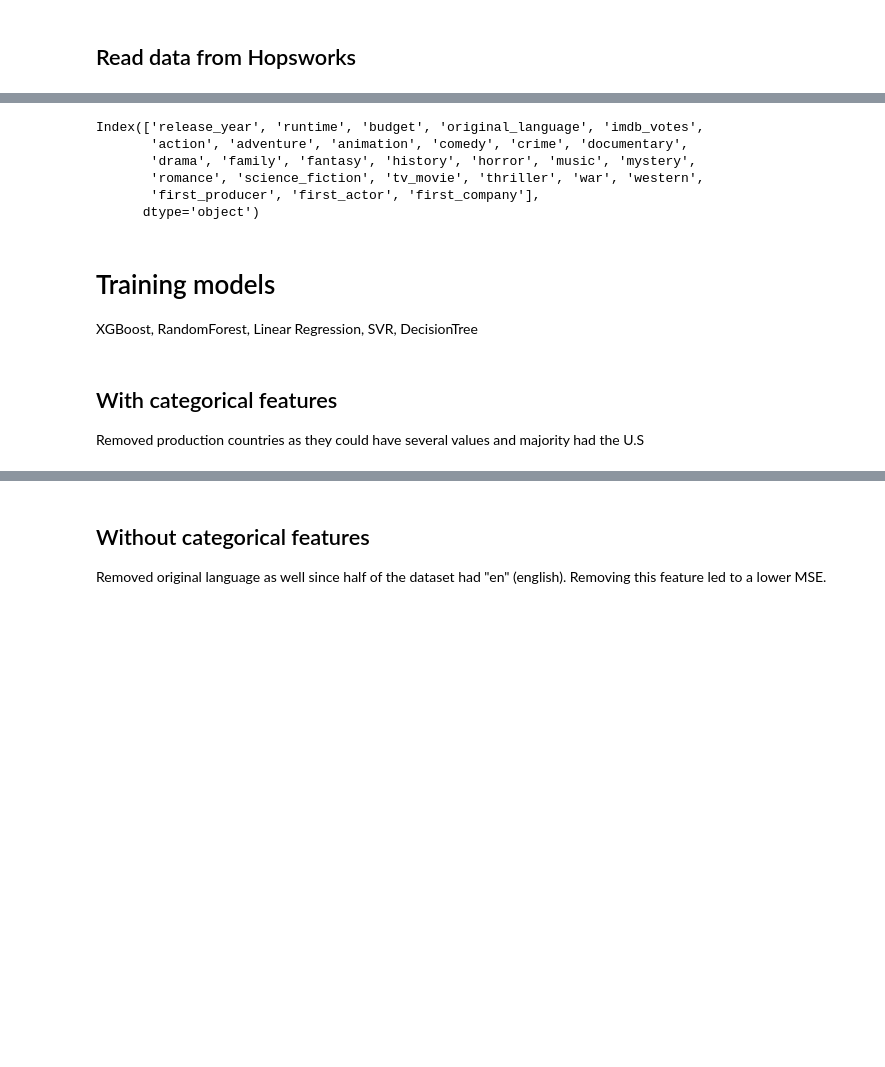
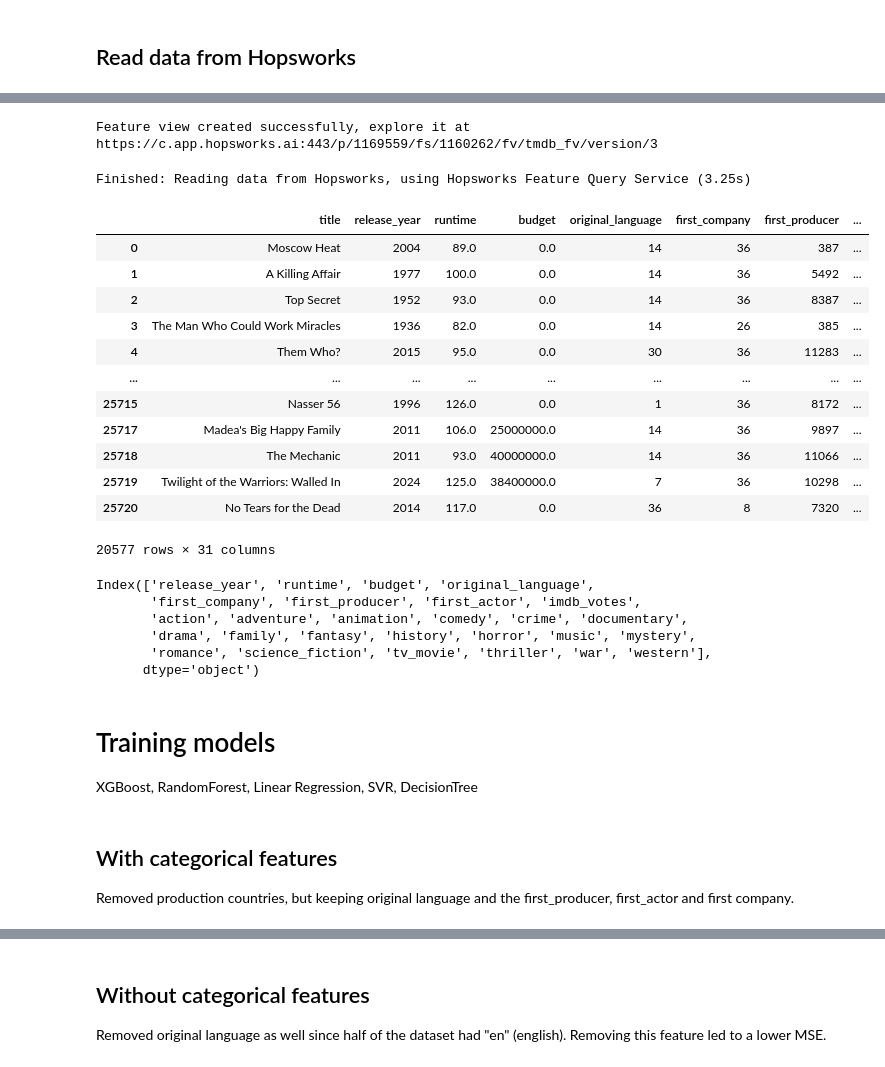
Before and after one commit to MartinEBravo/movie-rating-predictor-service, a Jupyter notebook: 3_training_pipeline.ipynb, the cells around one changed output, grey strips where cells are left out. Saved outputs shown, nothing was run; the diff lists cells and outputs as text; code cells hidden in the pictures; blank space fills up the shorter version.

```diff
--- a/3_training_pipeline.ipynb
+++ b/3_training_pipeline.ipynb
@@ -31,7 +32,7 @@ fs = project.get_feature_store()
 
 movie_fg = fs.get_feature_group(
     name='tmdb_movies',
-    version=1,
+    version=2,
 )
 
 genres_fg= fs.get_feature_group(
@@ -144,0 +63,6 @@ print(type(y_test))
+# %%
+selected_features = movie_fg.select(['title','release_year', 'runtime', 'budget',
+                                     'original_language', 'imdb_rating', 'first_company','first_producer', 'first_actor',
+                                     'production_countries', 'imdb_votes']).join(genres_fg.select_all(), on=['id'])
+
+selected_features.show(10)
@@ -145,9 +83,31 @@ print(type(y_test))
+# %%
+feature_view = fs.get_or_create_feature_view(
+    name='tmdb_fv',
+    description="Movie features with imdb rating as the target",
+    version=3,
+    labels=['imdb_rating'],
+    query=selected_features,
+)
+# %% [output]
+Feature view created successfully, explore it at
+https://c.app.hopsworks.ai:443/p/1169559/fs/1160262/fv/tmdb_fv/version/3
+# %%
+X_train, X_test, y_train, y_test = feature_view.train_test_split(test_size=0.2)
+# %% [output]
+Finished: Reading data from Hopsworks, using Hopsworks Feature Query Service (3.25s)
 # %%
-X_train.columns
+X_train
 # %% [output]
+|  | title | release_year | runtime | budget | original_language | first_company | first_producer | ... |
+| 0 | Moscow Heat | 2004 | 89.0 | 0.0 | 14 | 36 | 387 | ... |
+| 1 | A Killing Affair | 1977 | 100.0 | 0.0 | 14 | 36 | 5492 | ... |
+| 2 | Top Secret | 1952 | 93.0 | 0.0 | 14 | 36 | 8387 | ... |
+| 3 | The Man Who Could Work Miracles | 1936 | 82.0 | 0.0 | 14 | 26 | 385 | ... |
+| 4 | Them Who? | 2015 | 95.0 | 0.0 | 30 | 36 | 11283 | ... |
+| ... | ... | ... | ... | ... | ... | ... | ... | ... |
+| 25715 | Nasser 56 | 1996 | 126.0 | 0.0 | 1 | 36 | 8172 | ... |
+| 25717 | Madea's Big Happy Family | 2011 | 106.0 | 25000000.0 | 14 | 36 | 9897 | ... |
+| 25718 | The Mechanic | 2011 | 93.0 | 40000000.0 | 14 | 36 | 11066 | ... |
+| 25719 | Twilight of the Warriors: Walled In | 2024 | 125.0 | 38400000.0 | 7 | 36 | 10298 | ... |
+| 25720 | No Tears for the Dead | 2014 | 117.0 | 0.0 | 36 | 8 | 7320 | ... |
-Index(['release_year', 'runtime', 'budget', 'original_language', 'imdb_votes',
-       'action', 'adventure', 'animation', 'comedy', 'crime', 'documentary',
-       'drama', 'family', 'fantasy', 'history', 'horror', 'music', 'mystery',
-       'romance', 'science_fiction', 'tv_movie', 'thriller', 'war', 'western',
-       'first_producer', 'first_actor', 'first_company'],
-      dtype='object')
+20577 rows × 31 columns
@@ -154,3 +119,12 @@ Index(['release_year', 'runtime', 'budget', 'original_language', 'imdb_votes',
+# %%
+train_features.columns
+# %% [output]
+Index(['release_year', 'runtime', 'budget', 'original_language',
+       'first_company', 'first_producer', 'first_actor', 'imdb_votes',
+       'action', 'adventure', 'animation', 'comedy', 'crime', 'documentary',
+       'drama', 'family', 'fantasy', 'history', 'horror', 'music', 'mystery',
+       'romance', 'science_fiction', 'tv_movie', 'thriller', 'war', 'western'],
+      dtype='object')
 # %% [markdown]
 # Training models
 XGBoost, RandomForest, Linear Regression, SVR, DecisionTree
@@ -188,5 +160,5 @@ model_scores_r2={
 }
 # %% [markdown]
 ## With categorical features
-Removed production countries as they could have several values and majority had the U.S
+Removed production countries, but keeping original language and the first_producer, first_actor and first company.
 # %%
```
Also changed, not shown: parts of 19 cells of this notebook, 4 other files.
